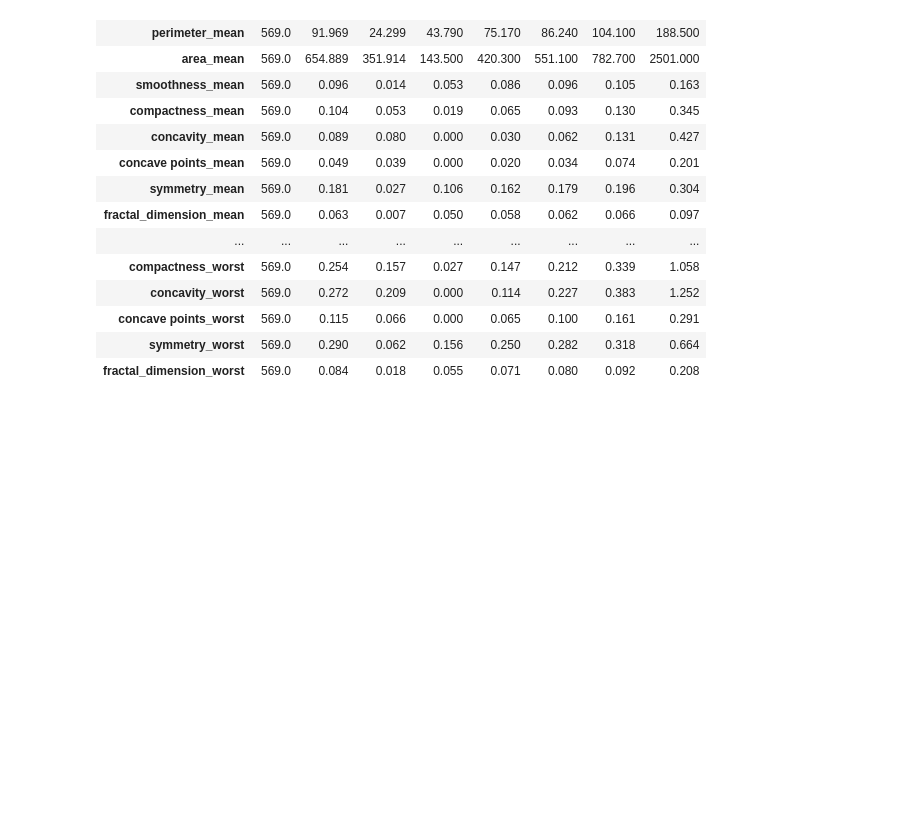
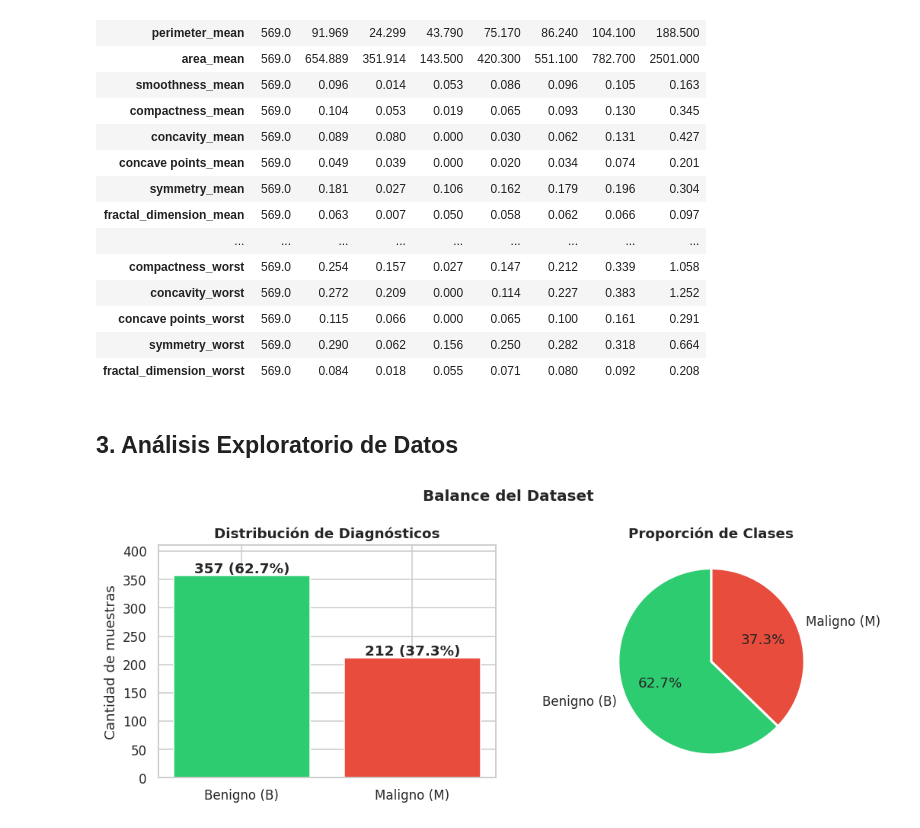
Before and after one commit to DaihanaMora/ML-Cancer-Market, a Jupyter notebook: breast_cancer.ipynb, the cells around one changed output. Saved outputs shown, nothing was run; the diff lists cells and outputs as text; code cells hidden in the pictures; blank space fills up the shorter version.

Commit message:
feat: balance de clases en diagnóstico

```diff
--- a/breast_cancer.ipynb
+++ b/breast_cancer.ipynb
@@ -70,3 +70,28 @@ Distribución de clases:
 | concave points_worst | 569.0 | 0.115 | 0.066 | 0.000 | 0.065 | 0.100 | 0.161 | 0.291 |
 | symmetry_worst | 569.0 | 0.290 | 0.062 | 0.156 | 0.250 | 0.282 | 0.318 | 0.664 |
 | fractal_dimension_worst | 569.0 | 0.084 | 0.018 | 0.055 | 0.071 | 0.080 | 0.092 | 0.208 |
+# %% [markdown]
+## 3. Análisis Exploratorio de Datos
+# %%
+# 3.1 Balance de clases
+fig, axes = plt.subplots(1, 2, figsize=(10, 4))
+vc = df['diagnosis'].value_counts()
+colores = ['#2ecc71', '#e74c3c']
+
+axes[0].bar(['Benigno (B)', 'Maligno (M)'], vc.values, color=colores, edgecolor='white')
+for i, v in enumerate(vc.values):
+    axes[0].text(i, v + 4, f'{v} ({v/len(df)*100:.1f}%)', ha='center', fontweight='bold')
+axes[0].set_title('Distribución de Diagnósticos', fontweight='bold')
+axes[0].set_ylabel('Cantidad de muestras')
+axes[0].set_ylim(0, max(vc.values) * 1.15)
+
+axes[1].pie(vc.values, labels=['Benigno (B)', 'Maligno (M)'],
+            autopct='%1.1f%%', colors=colores, startangle=90,
+            wedgeprops={'edgecolor': 'white', 'linewidth': 2})
+axes[1].set_title('Proporción de Clases', fontweight='bold')
+
+plt.suptitle('Balance del Dataset', fontsize=13, fontweight='bold')
+plt.tight_layout()
+plt.show()
+# %% [output]
+[figure, added]
```
